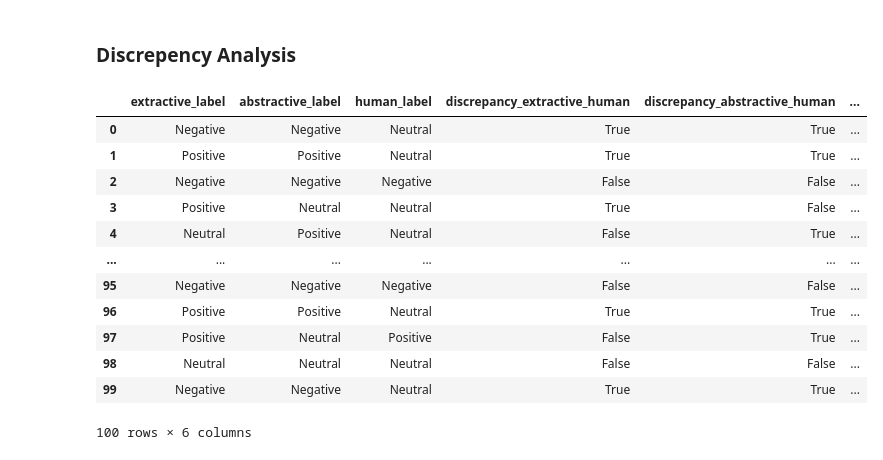
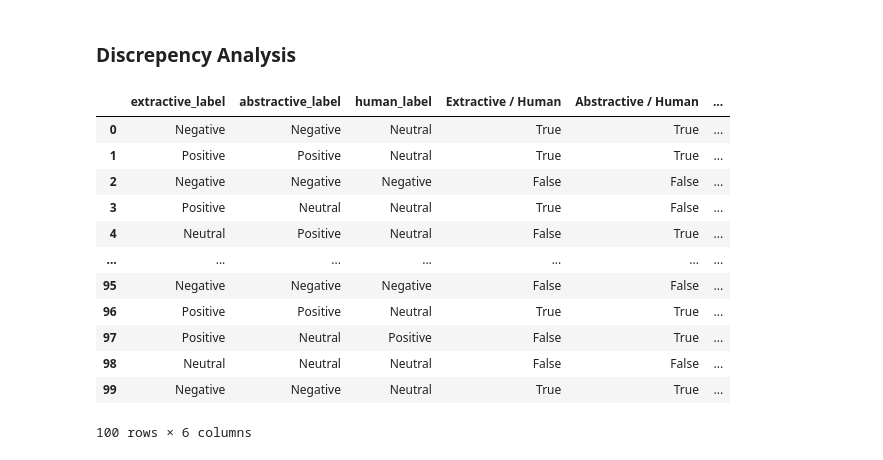
Before and after one commit to mehrazahsan/CS-7347, a Jupyter notebook: analysis.ipynb, the cells around one changed output. Drawn from its saved outputs; the diff is of its cells as text; code cells hidden in the pictures.

```diff
--- a/analysis.ipynb
+++ b/analysis.ipynb
@@ -474,17 +491,17 @@ abstractive      human   0.0097 0.9712 -0.0894 0.1088  False
 ### Discrepency Analysis
 # %%
 # Add flags for discrepancies
-merged_df['discrepancy_extractive_human'] = merged_df['extractive_label'] != merged_df['human_label']
-merged_df['discrepancy_abstractive_human'] = merged_df['abstractive_label'] != merged_df['human_label']
-merged_df['discrepancy_extractive_abstractive'] = merged_df['extractive_label'] != merged_df['abstractive_label']
+merged_df['Extractive / Human'] = merged_df['extractive_label'] != merged_df['human_label']
+merged_df['Abstractive / Human'] = merged_df['abstractive_label'] != merged_df['human_label']
+merged_df['Extractive / Abstractive'] = merged_df['extractive_label'] != merged_df['abstractive_label']
 
 label_columns = ['extractive_label','abstractive_label', 'human_label',
-                 'discrepancy_extractive_human', 'discrepancy_abstractive_human',
-                   'discrepancy_extractive_abstractive']
+                 'Extractive / Human', 'Abstractive / Human',
+                   'Extractive / Abstractive']
 label_df = merged_df[label_columns]
 label_df
 # %% [output]
-|  | extractive_label | abstractive_label | human_label | discrepancy_extractive_human | discrepancy_abstractive_human | ... |
+|  | extractive_label | abstractive_label | human_label | Extractive / Human | Abstractive / Human | ... |
 | 0 | Negative | Negative | Neutral | True | True | ... |
 | 1 | Positive | Positive | Neutral | True | True | ... |
 | 2 | Negative | Negative | Negative | False | False | ... |
```
Also changed, not shown: parts of 9 cells of this notebook.
